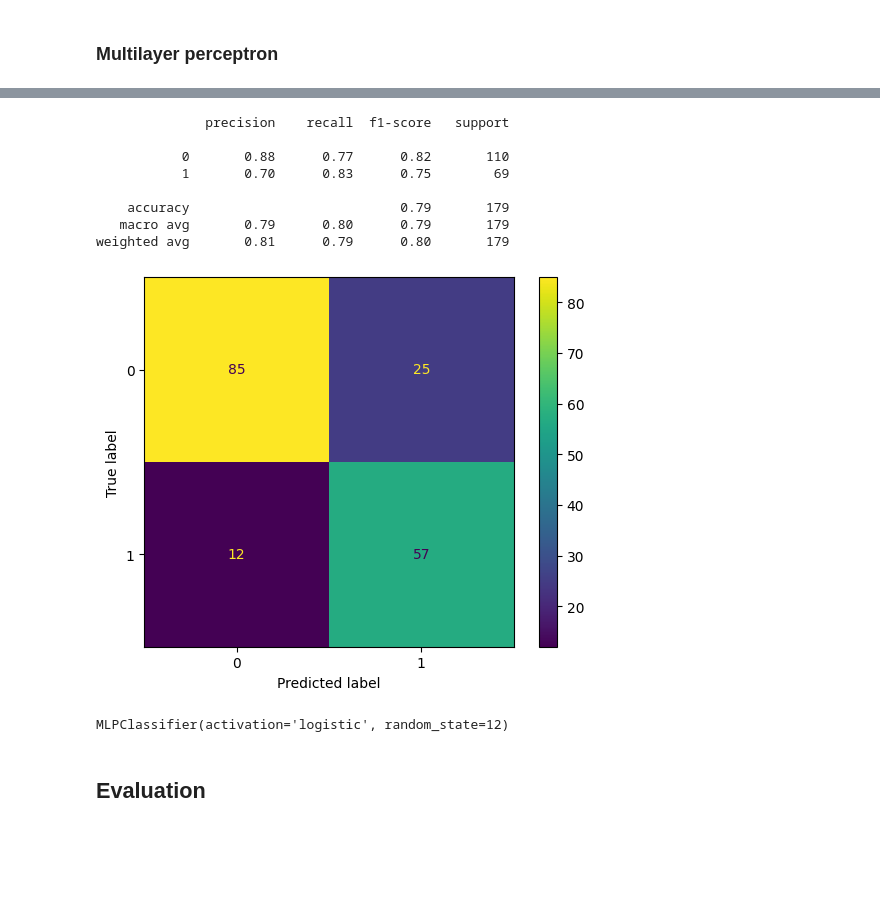
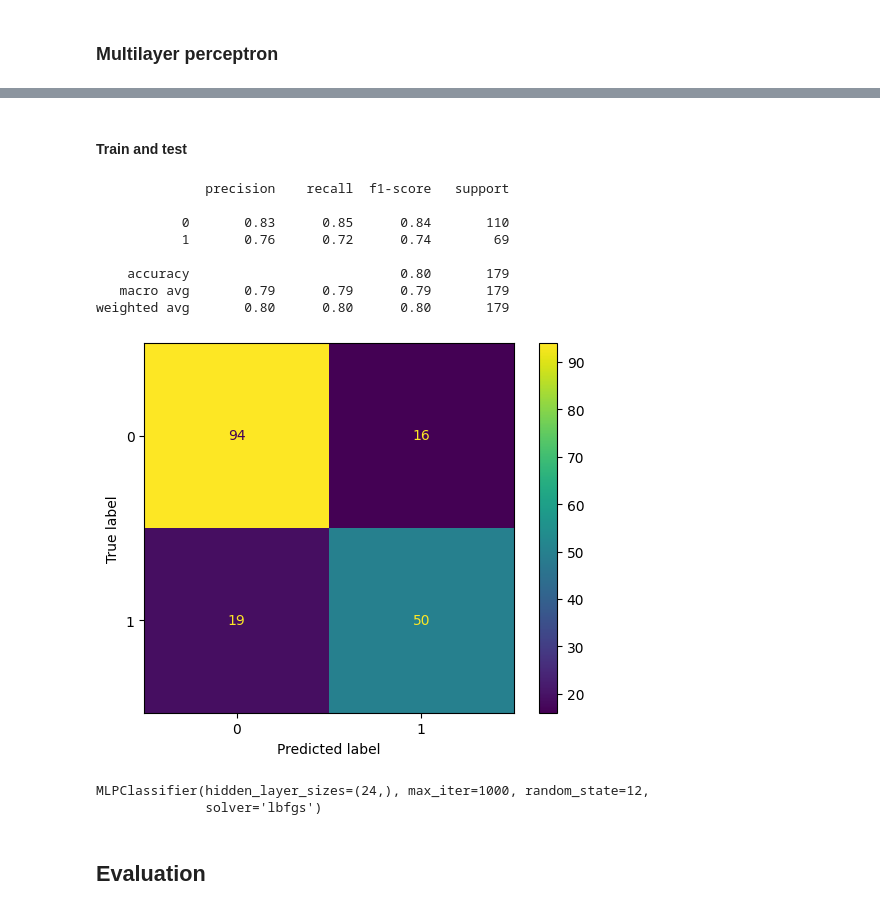
Before and after one commit to babakmahmoudian/data_science_snippets, a Jupyter notebook: sklearn-ml.ipynb, the cells around one changed output, grey strips where cells are left out. Drawn from its saved outputs; the diff is of its cells as text; code cells hidden in the pictures; blank space fills up the shorter version.

```diff
--- a/sklearn-ml.ipynb
+++ b/sklearn-ml.ipynb
@@ -659,19 +690,25 @@ BaggingClassifier(base_estimator=DecisionTreeClassifier(), max_features=0.8,
+# %% [markdown]
+#### Train and test
 # %%
 from sklearn.neural_network import MLPClassifier
 
-execute_ml(MLPClassifier(hidden_layer_sizes=(100,), activation='logistic', solver='adam', random_state=12),
-           X_train, y_train, X_test, y_test)
+execute_ml(
+    MLPClassifier(
+        **{'activation': 'relu', 'hidden_layer_sizes': (24,), 'max_iter': 1000, 'random_state': 12, 'solver': 'lbfgs'}
+    )
+)
 # %% [output]
               precision    recall  f1-score   support
 
-           0       0.88      0.77      0.82       110
-           1       0.70      0.83      0.75        69
+           0       0.83      0.85      0.84       110
+           1       0.76      0.72      0.74        69
 
-    accuracy                           0.79       179
-   macro avg       0.79      0.80      0.79       179
-weighted avg       0.81      0.79      0.80       179
+    accuracy                           0.80       179
+   macro avg       0.79      0.79      0.79       179
+weighted avg       0.80      0.80      0.80       179
-[figure, old version]
+[figure, new version]
-MLPClassifier(activation='logistic', random_state=12)
+MLPClassifier(hidden_layer_sizes=(24,), max_iter=1000, random_state=12,
+              solver='lbfgs')
 # %% [markdown]
 ## Evaluation
 # %%
```
Also changed, not shown: parts of 28 cells of this notebook.
